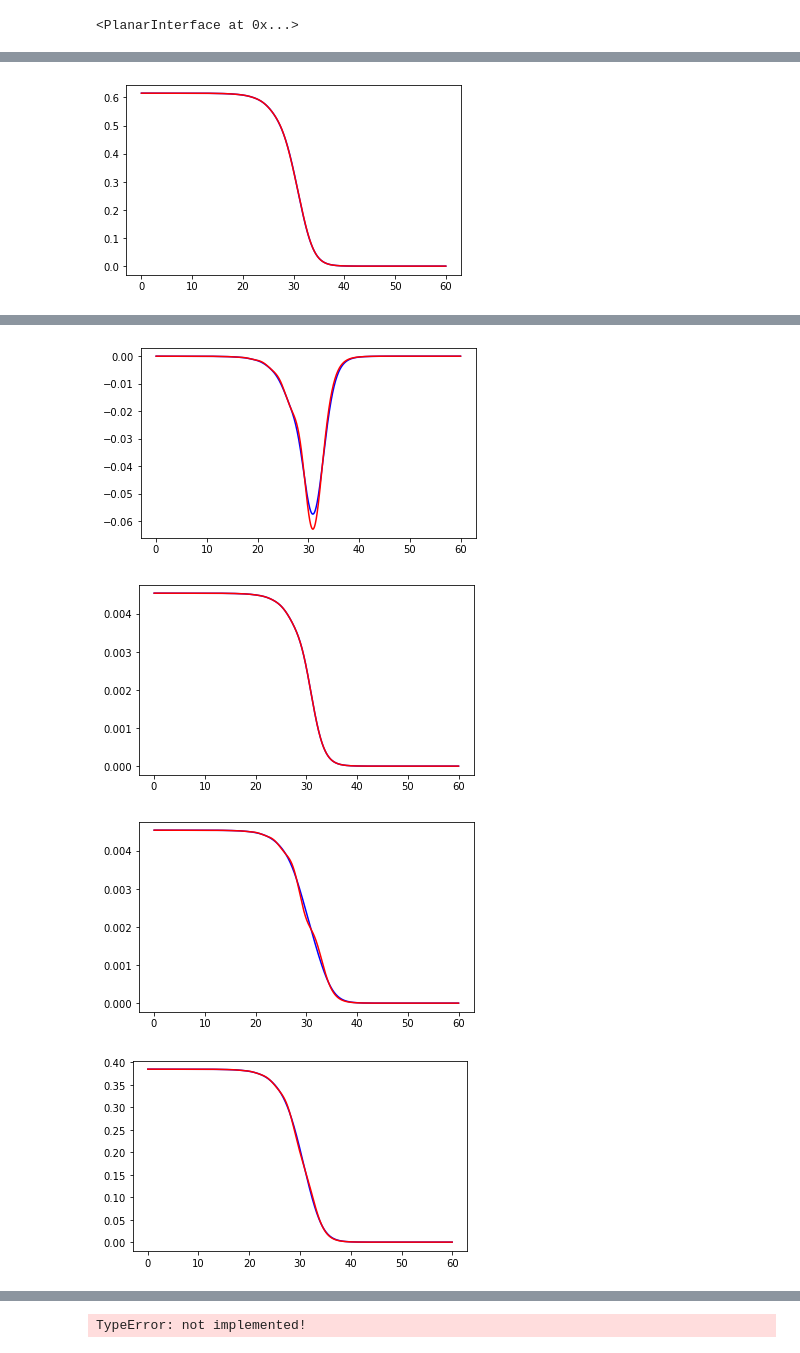
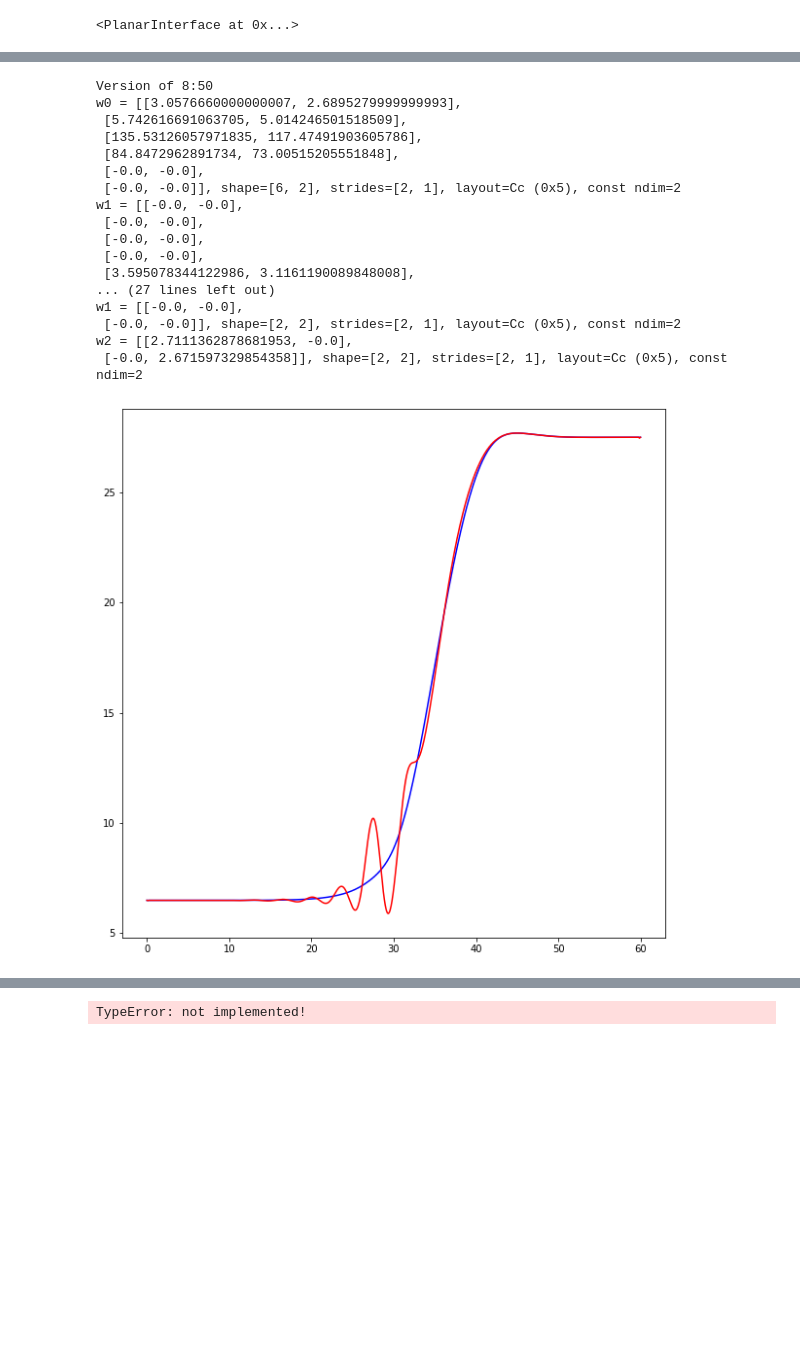
Before and after one commit to bbbursik/feos-pcsaft, a Jupyter notebook: examples/21-11-04-exampleDFT.ipynb, the cells around one changed output, grey strips where cells are left out. Cells and saved outputs as stored; diff of their text form; code cells hidden in the pictures; blank space fills up the shorter version.

```diff
--- a/examples/21-11-04-exampleDFT.ipynb
+++ b/examples/21-11-04-exampleDFT.ipynb
@@ -14,7 +14,7 @@ feos_pcsaft.__file__
 # %% [markdown]
 # Local DFT Implementation
 # %%
-components = ['hexane']#, 'pentane']
+components = ['hexane', 'pentane']
 composition = np.array([0.3, 0.7]) *MOL
 temperature = 298.15* KELVIN
 pressure = 1 * BAR
@@ -50,0 +133,16 @@ IndexError: index 4 is out of bounds for axis 0 with size 3
+# %%
+i = 0
+i=0
+lfds_list = interface.local_functional_derivative
+lfds_list.append(sum(interface.local_functional_derivative))
+
+for lfds in lfds_list:
+    for fd, lfd in zip(interface.functional_derivative,lfds):
+        plt.figure(figsize=(10,10))
+        plt.plot(interface.z / ANGSTROM, fd, 'b')
+        plt.plot(interface.z / ANGSTROM, lfd, 'r')
+
+    #plt.savefig(f'functional_derivative_{i}.pdf', )
+    i=i+1
+
+#plt.plot(interface.z / ANGSTROM, (interface.density / MOL * METER**3)[1,:])
@@ -51,14 +175,30 @@ IndexError: index 4 is out of bounds for axis 0 with size 3
 # %%
-# plot initial density profile
-i = 0
-for wds, lwds in zip(interface.weighted_densities, interface.local_weighted_densities):
-    for wd, lwd in zip(wds, lwds):
+# plot functional derivative
+i=0
+for fd, lfd in zip(interface.functional_derivative, interface.local_functional_derivative):
+    plt.figure(figsize=(10,10))
+    plt.plot(interface.z / ANGSTROM, fd, 'b')
+    plt.plot(interface.z / ANGSTROM, lfd, 'r')
 
-        plt.figure(figsize=(6,3.5))
-        plt.plot(interface.z / ANGSTROM, wd, 'b')
-        plt.plot(interface.z / ANGSTROM, lwd, 'r')
-        #plt.savefig(f'weighted_density_{i}.pdf', )
-        i = i+1
+    plt.savefig(f'functional_derivative_{i}.pdf', )
+    i=i+1
 #plt.plot(interface.z / ANGSTROM, (interface.density / MOL * METER**3)[1,:])
 # %% [output]
+Version of 8:50
+w0 = [[3.0576660000000007, 2.6895279999999993],
+ [5.742616691063705, 5.014246501518509],
+ [135.53126057971835, 117.47491903605786],
+ [84.8472962891734, 73.00515205551848],
+ [-0.0, -0.0],
+ [-0.0, -0.0]], shape=[6, 2], strides=[2, 1], layout=Cc (0x5), const ndim=2
+w1 = [[-0.0, -0.0],
+ [-0.0, -0.0],
+ [-0.0, -0.0],
+ [-0.0, -0.0],
+ [3.595078344122986, 3.1161190089848008],
+... (27 lines left out)
+w1 = [[-0.0, -0.0],
+ [-0.0, -0.0]], shape=[2, 2], strides=[2, 1], layout=Cc (0x5), const ndim=2
+w2 = [[2.7111362878681953, -0.0],
+ [-0.0, 2.671597329854358]], shape=[2, 2], strides=[2, 1], layout=Cc (0x5), const ndim=2
-[figure, old version]
+[figure, new version]
@@ -66,4 +205,0 @@ for wds, lwds in zip(interface.weighted_densities, interface.local_weighted_dens
-[figure, removed]
-[figure, removed]
-[figure, removed]
-[figure, removed]
```
Also changed, not shown: parts of 20 cells of this notebook, 1 other file.
